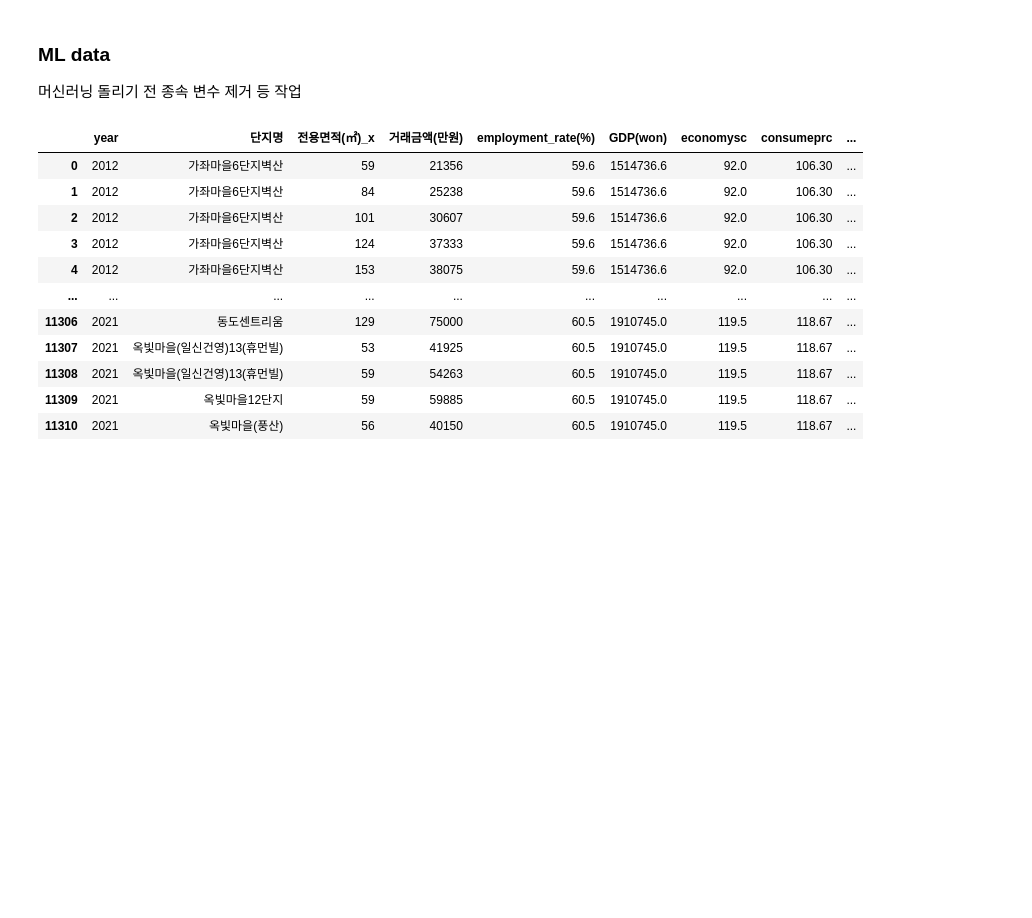
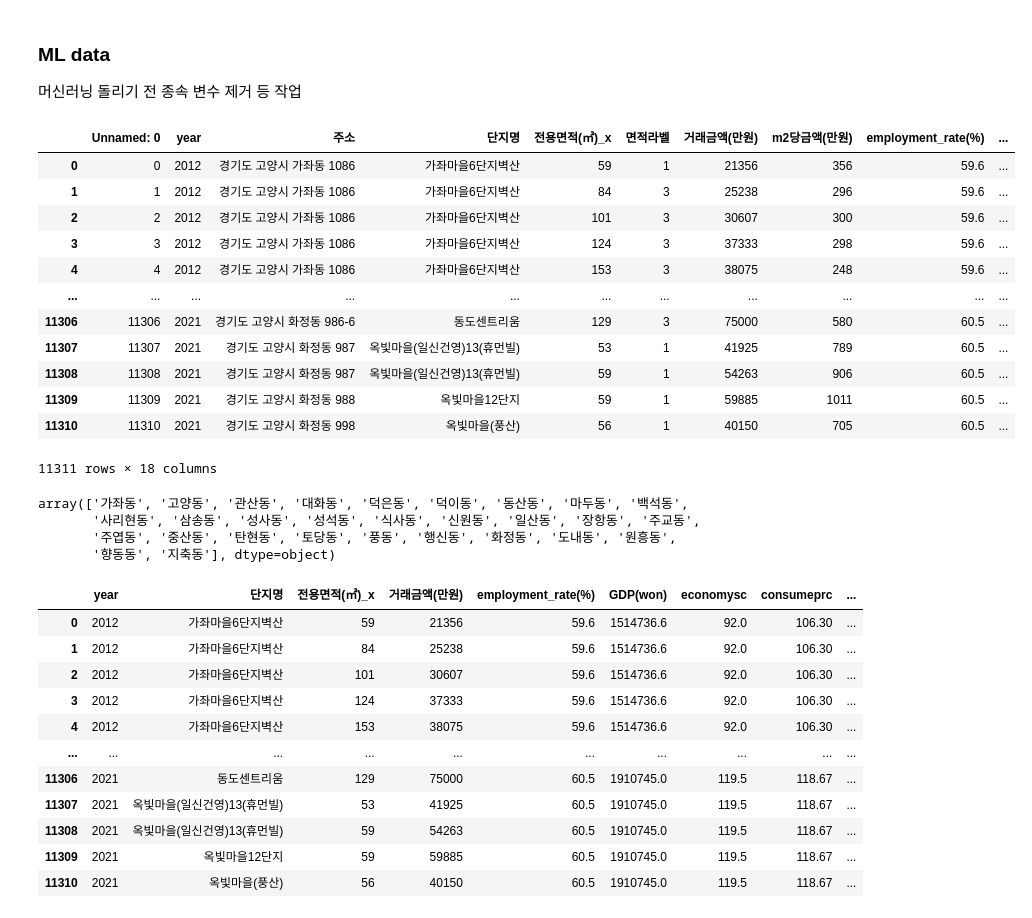
Before and after one commit to ZDRSJ/DA, a Jupyter notebook: EDA_code_file/ML_data.ipynb, the cells around one changed output. Drawn from its saved outputs; the diff is of its cells as text; code cells hidden in the pictures; blank space fills up the shorter version.

Commit message:
EDA 및 TABLEAU upload

```diff
--- a/EDA_code_file/ML_data.ipynb
+++ b/EDA_code_file/ML_data.ipynb
@@ -6,6 +6,29 @@
 import pandas as pd
 
 df_ml = pd.read_csv('../table/csv_general/total_merge_data_eda.csv')
+# %%
+df_ml
+# %% [output]
+|  | Unnamed: 0 | year | 주소 | 단지명 | 전용면적(㎡)_x | 면적라벨 | 거래금액(만원) | m2당금액(만원) | employment_rate(%) | ... |
+| 0 | 0 | 2012 | 경기도 고양시 가좌동 1086 | 가좌마을6단지벽산 | 59 | 1 | 21356 | 356 | 59.6 | ... |
+| 1 | 1 | 2012 | 경기도 고양시 가좌동 1086 | 가좌마을6단지벽산 | 84 | 3 | 25238 | 296 | 59.6 | ... |
+| 2 | 2 | 2012 | 경기도 고양시 가좌동 1086 | 가좌마을6단지벽산 | 101 | 3 | 30607 | 300 | 59.6 | ... |
+| 3 | 3 | 2012 | 경기도 고양시 가좌동 1086 | 가좌마을6단지벽산 | 124 | 3 | 37333 | 298 | 59.6 | ... |
+| 4 | 4 | 2012 | 경기도 고양시 가좌동 1086 | 가좌마을6단지벽산 | 153 | 3 | 38075 | 248 | 59.6 | ... |
+| ... | ... | ... | ... | ... | ... | ... | ... | ... | ... | ... |
+| 11306 | 11306 | 2021 | 경기도 고양시 화정동 986-6 | 동도센트리움 | 129 | 3 | 75000 | 580 | 60.5 | ... |
+| 11307 | 11307 | 2021 | 경기도 고양시 화정동 987 | 옥빛마을(일신건영)13(휴먼빌) | 53 | 1 | 41925 | 789 | 60.5 | ... |
+| 11308 | 11308 | 2021 | 경기도 고양시 화정동 987 | 옥빛마을(일신건영)13(휴먼빌) | 59 | 1 | 54263 | 906 | 60.5 | ... |
+| 11309 | 11309 | 2021 | 경기도 고양시 화정동 988 | 옥빛마을12단지 | 59 | 1 | 59885 | 1011 | 60.5 | ... |
+| 11310 | 11310 | 2021 | 경기도 고양시 화정동 998 | 옥빛마을(풍산) | 56 | 1 | 40150 | 705 | 60.5 | ... |
+11311 rows × 18 columns
+# %%
+df_ml.adr_dong.unique()
+# %% [output]
+array(['가좌동', '고양동', '관산동', '대화동', '덕은동', '덕이동', '동산동', '마두동', '백석동',
+       '사리현동', '삼송동', '성사동', '성석동', '식사동', '신원동', '일산동', '장항동', '주교동',
+       '주엽동', '중산동', '탄현동', '토당동', '풍동', '행신동', '화정동', '도내동', '원흥동',
+       '향동동', '지축동'], dtype=object)
 # %%
 df_ml.drop('Unnamed: 0', axis=1, inplace= True)
 # %%
```
Also changed, not shown: 5 other files.
